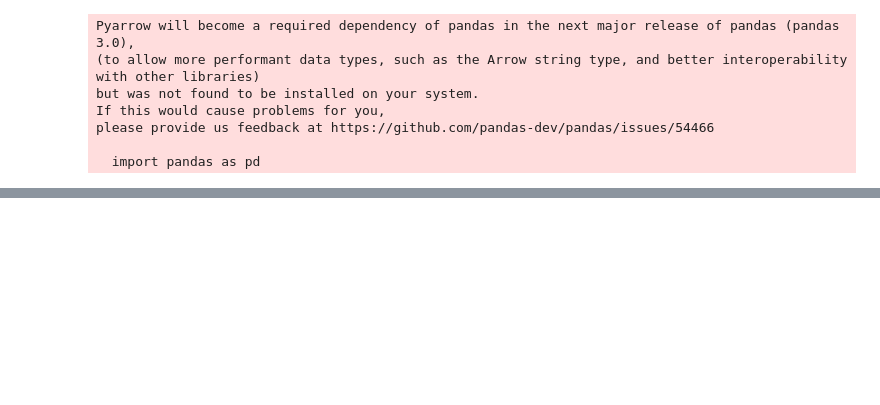
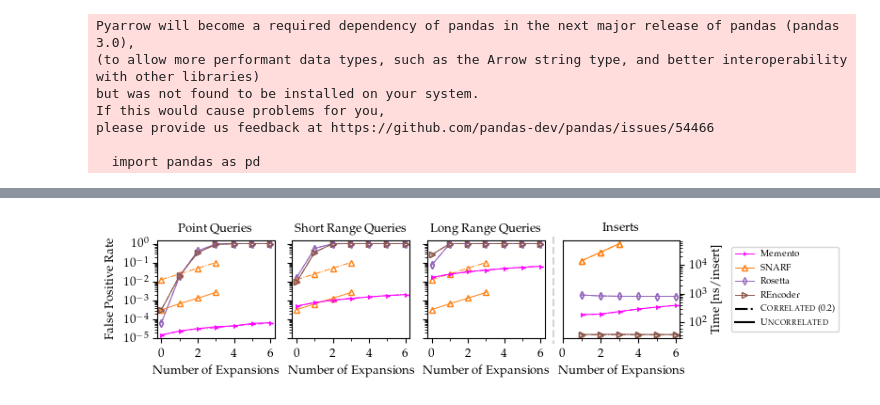
Before and after one commit to n3slami/Memento_Filter, a Jupyter notebook: bench/scripts/graphs.ipynb, the cells around one changed output, grey strips where cells are left out. Saved outputs shown, nothing was run; the diff lists cells and outputs as text; code cells hidden in the pictures; blank space fills up the shorter version.

```diff
--- a/bench/scripts/graphs.ipynb
+++ b/bench/scripts/graphs.ipynb
@@ -224,7 +217,7 @@ def generate_tables(filters, workloads):
         for key, value in mean_row[i].items():
             col_name = 'Avg Query time (wrt ' + filters[0] + ')'
             df.at[key, 'avg'] = value[0]
-            df.at[key, col_name] = str(value[0]) + ' (' + str(value[1]) + 'x)'
+            df.at[key, col_name] = str(value[0]) + ' (' + str(value[1]) + '\\times)'
 
         # sort by 'temp' column ignoring the row of index 'Grafite'
         df.iat[0, df.columns.get_loc('avg')] = -1
@@ -514,0 +492,88 @@ plt.savefig(f'{out_folder}/corr_test_small.pdf', bbox_inches='tight', pad_inches
+# %%
+expansion_test_path = f'{base_csv_path}/expansion_test'
+
+sorted_dirs = sorted(os.listdir(expansion_test_path), reverse=True)
+if len(sorted_dirs) < 1:
+    raise FileNotFoundError(
+        "error, cannot find the latest test executed")
+
+expansion_test_path = Path(expansion_test_path + '/' + sorted_dirs[0])
+
+corr_degrees = range(0, 2)
+N_EXPANSIONS = 7
+# %%
+fig, axes = plt.subplots(1, 4, figsize=(1 * width, 0.19 * width))
+axes = fig.axes
+
+fpr_insert_sep = matplotlib.lines.Line2D((0.7125, 0.7125), (0.91, 0.07), linestyle="--", color="lightgrey",
+                                         transform=fig.transFigure)
+fig.lines = fpr_insert_sep,
+
+range_filters_exp = ['memento', 'snarf', 'rosetta', 'rencoder']
+
+alt_lines_style = {'markersize': 4, 'linewidth': 0.7, 'fillstyle': 'none', 'linestyle': "-."}
+
+exp_query_range = query_range
+iterate = list(itertools.product(range_filters_exp, enumerate(exp_query_range), corr_degrees))
+xlabels_expansion = [i for i in range(N_EXPANSIONS + 1)]
+
+values = [[collections.defaultdict(list) for x in range(len(exp_query_range))] for corr_degree in corr_degrees]
+exp_times = [[collections.defaultdict(list) for x in range(len(exp_query_range))] for corr_degree in corr_degrees]
+
+for (ds, r, deg) in iterate:
+    (idx, ran) = r
+    data = pd.read_csv(get_file(ds, ran, f'kuniform_{deg}', 'qcorrelated', expansion_test_path))
+    for i in range(N_EXPANSIONS):
+        if f"false_positives_{i}" in data:
+            values[deg][idx][ds].append(data[f"false_positives_{i}"] / data[f"n_queries_{i}"])
+        if f"expansion_time_{i}" in data and f"n_keys_{i}" in data:
+            exp_times[deg][idx][ds].append(data[f"expansion_time_{i}"] / (data[f"n_keys_{i}"] / 2) * 10 ** 6)
+
+for deg in corr_degrees:
+    for r in range(len(exp_query_range)):
+        for key, data_list in values[deg][r].items():
+            axes[r].plot(xlabels_expansion[:len(data_list)], data_list, **range_filters_style_kwargs[key], **(lines_style if deg == 0 else alt_lines_style))
+for deg in corr_degrees:
+    for key, data_list in exp_times[deg][0].items():
+        axes[-1].plot(xlabels_expansion[1:len(data_list) + 1], data_list, **range_filters_style_kwargs[key], **(lines_style if deg == 0 else alt_lines_style))
+
+for ax in axes:
+    ax.margins(0.04)
+    ax.set_yscale('symlog', linthresh=(1e-05))
+    ax.xaxis.set_minor_locator(matplotlib.ticker.MultipleLocator(1))
+for ax in axes[1:3]:
+    ax.set_ylim(axes[0].get_ylim())
+    ax.set_yticklabels([])
+axes[-1].set_yscale('symlog', linthresh=(1e02))
+axes[-1].yaxis.set_label_position("right")
+axes[-1].yaxis.tick_right()
+
+for i, _ in list(enumerate(exp_query_range)):
+    axes[i].set_title(query_range_label[i], fontsize=xlabel_font_size)
+axes[-1].set_title("Inserts", fontsize=xlabel_font_size)
+plt.subplots_adjust(hspace=0.1, wspace=0.15)
+
+axes[0].set_ylabel('False Positive Rate', fontsize=ylabel_font_size)
+axes[-1].set_ylabel('Time [ns/insert]', fontsize=ylabel_font_size)
+for ax in axes:
+    ax.yaxis.set_minor_locator(matplotlib.ticker.LogLocator(numticks=10, subs='auto'))
+
+for i in range(len(exp_query_range) + 1):
+    axes[i].set_xlabel('Number of Expansions', fontsize=ylabel_font_size)
+    axes[i].set_xticks([0, 2, 4, 6])
+
+plt.savefig(f'{out_folder}/expansion_test_nolegend.pdf', bbox_inches='tight', pad_inches=0.01)
+box = axes[-1].get_position()
+lines, labels = axes[0].get_legend_handles_labels()
+# order = [0,4,1,5,2,6,3,4]
+order = list(range(len(range_filters_exp)))
+legend_lines = [mlines.Line2D([], [], color='black', linestyle="-."),
+                mlines.Line2D([], [], color='black', linestyle="-")]
+legend_line_labels = ["\\textsc{Correlated} (0.2)", "\\textsc{Uncorrelated}"]
+axes[-1].legend([lines[idx] for idx in order] + legend_lines, [labels[idx] for idx in order] + legend_line_labels,
+                loc='center left', bbox_to_anchor=(1.4, 0.5),
+                fancybox=True, shadow=False, ncol=1, fontsize=legend_font_size)
+
+plt.savefig(f'{out_folder}/expansion_test.pdf', bbox_inches='tight', pad_inches=0.01)
+# %% [output]
+[figure, added]
```
Also changed, not shown: parts of 25 cells of this notebook, 3 other files.
